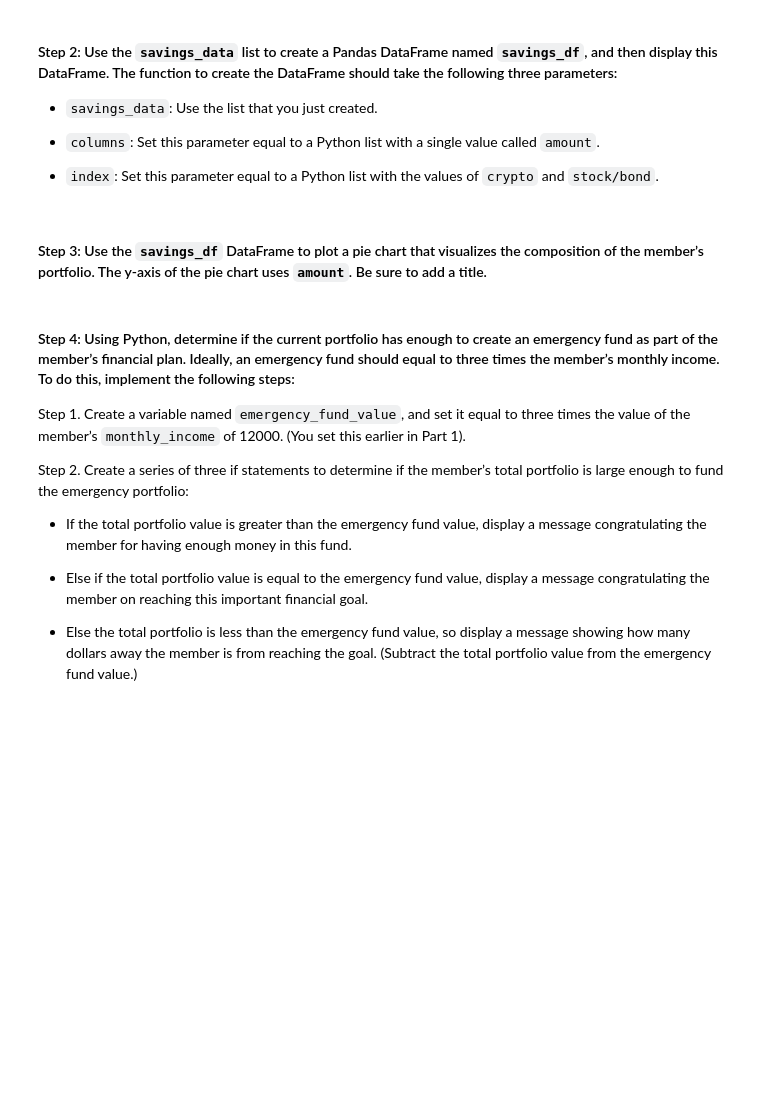
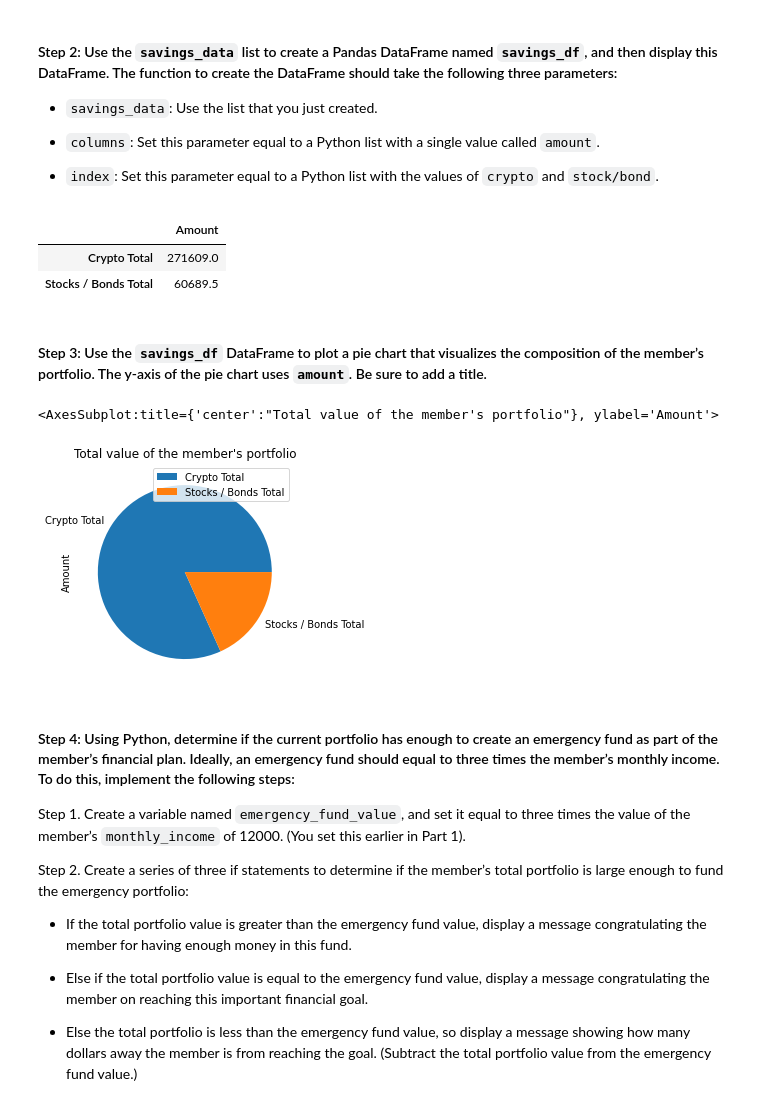
Before and after one commit to nustalgic/Financial-Simulations-and-APIs, a Jupyter notebook: Module-5-Challenge/Starter_Code/financial_planning_tools.ipynb, the cells around one changed output. Drawn from its saved outputs; the diff is of its cells as text; code cells hidden in the pictures; blank space fills up the shorter version.

```diff
--- a/Module-5-Challenge/Starter_Code/financial_planning_tools.ipynb
+++ b/Module-5-Challenge/Starter_Code/financial_planning_tools.ipynb
@@ -289,6 +294,7 @@ agg_value = # YOUR CODE HERE
 # %%
 # Calculate the current value of the stock portion of the portfolio
-spy_value = # YOUR CODE HERE
+spy_value = spy_shares * spy_close_price
 
 # Print the current value of the stock portfolio
-# YOUR CODE HERE
+float_spy_value = float(spy_value)
+print(f"Total stock value for SPY is ${float_spy_value}")
@@ -295,6 +303,7 @@ spy_value = # YOUR CODE HERE
 # %%
 # Calculate the total value of the stock and bond portion of the portfolio
-total_stocks_bonds = # YOUR CODE HERE
+total_stocks_bonds = spy_value + agg_value
 
 # Print the current balance of the stock and bond portion of the portfolio
-# YOUR CODE HERE
+float_total_stocks_bonds = float(total_stocks_bonds)
+print(f"Total stock value for SPY is ${float_total_stocks_bonds}")
@@ -337,7 +351,8 @@ In this section, you’ll use the valuations for the cryptocurrency wallet and f
 #### Step 1: Create a Python list named `savings_data` that has two elements. The first element contains the total value of the cryptocurrency wallet. The second element contains the total value of the stock and bond portions of the portfolio.
 # %%
 # Consolidate financial assets data into a Python list
-savings_data = ["Crypto total","Stocks/Bonds total"]
+savings_data = ["Crypto Total","Stocks / Bonds Total"]
+
 # Review the Python list savings_data
 savings_data
 # %% [output]
@@ -352,15 +367,25 @@ savings_data
 - `index`: Set this parameter equal to a Python list with the values of `crypto` and `stock/bond`.
 # %%
 # Create a Pandas DataFrame called savings_df
-# YOUR CODE HERE
+savings_df = pd.DataFrame(
+    {"Amount": [total_crypto_wallet, total_stocks_bonds]},
+    index= savings_data
+)
 
 # Display the savings_df DataFrame
-# YOUR CODE HERE
+savings_df
+# %% [output]
+|  | Amount |
+| Crypto Total | 271609.0 |
+| Stocks / Bonds Total | 60689.5 |
 # %% [markdown]
 #### Step 3: Use the `savings_df` DataFrame to plot a pie chart that visualizes the composition of the member’s portfolio. The y-axis of the pie chart uses `amount`. Be sure to add a title.
 # %%
 # Plot the total value of the member's portfolio (crypto and stock/bond) in a pie chart
-# YOUR CODE HERE
+savings_df.plot.pie(y="Amount", title="Total value of the member's portfolio")
+# %% [output]
+<AxesSubplot:title={'center':"Total value of the member's portfolio"}, ylabel='Amount'>
+[figure, added]
 # %% [markdown]
 #### Step 4: Using Python, determine if the current portfolio has enough to create an emergency fund as part of the member’s financial plan. Ideally, an emergency fund should equal to three times the member’s monthly income. To do this, implement the following steps:
 
```
Also changed, not shown: parts of 22 cells of this notebook.
